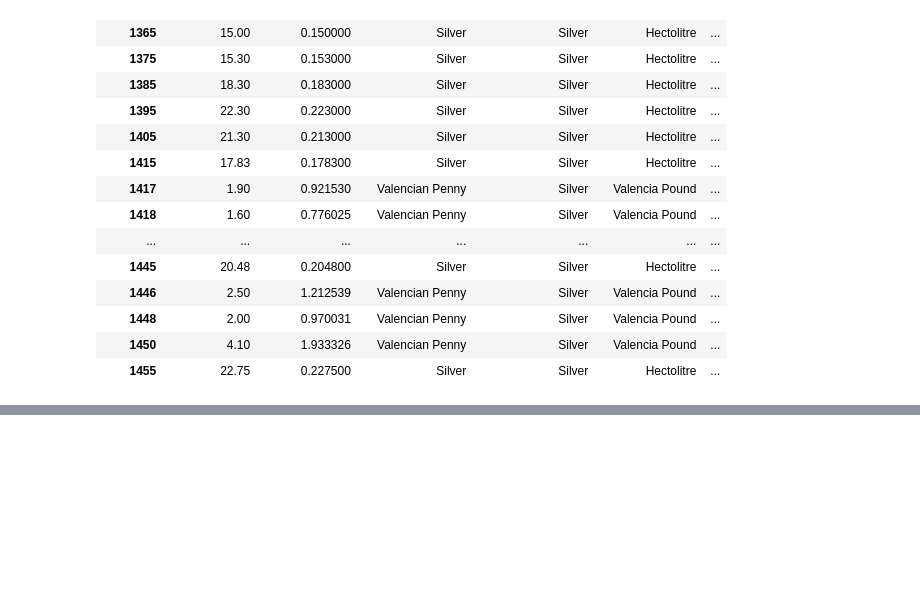
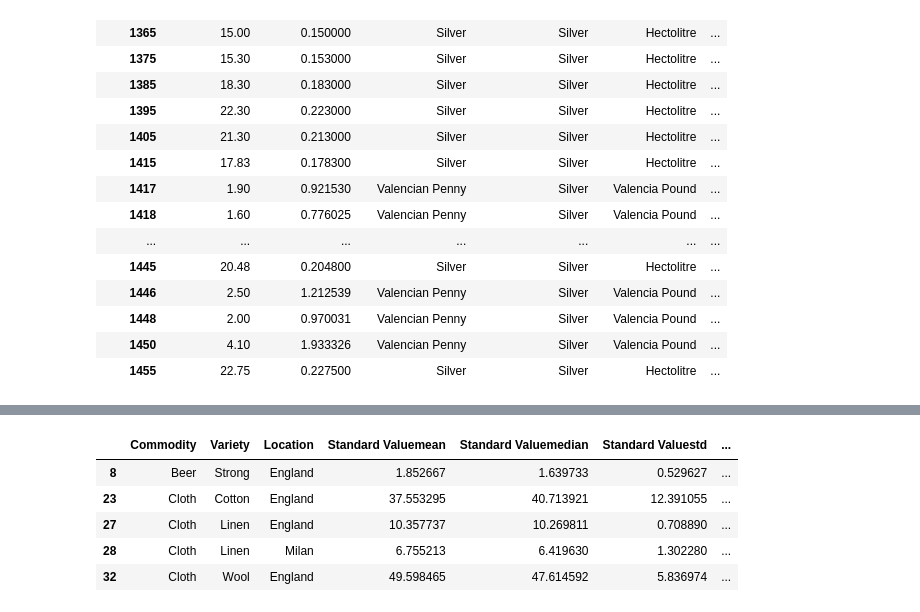
Before and after one commit to RileyKin/Kaggle-Allen-Unger-Global-Commodity-Prices, a Jupyter notebook: Global Commodity Prices.ipynb, the cells around one changed output, grey strips where cells are left out. Cells and saved outputs as stored; diff of their text form; code cells hidden in the pictures; blank space fills up the shorter version.

```diff
--- a/Global Commodity Prices.ipynb
+++ b/Global Commodity Prices.ipynb
@@ -668,0 +528,19 @@ ttest_ind(pre_tallow, post_tallow), "{0:.0f}%".format((post_tallow.mean()/pre_ta
+# %%
+#Let's group the data by commodity, then variety and then by location.
+#We'll calculate the mean, median, standard deviation and count from the Standard Value.
+ind_revolution2 = ind_revolution.groupby(['Commodity','Variety','Location'], as_index=False).agg({'Standard Value':['mean', 'median', 'std', 'count']})
+
+#Let's hone in only on data which represents 75% of the 40 year period (or 60 years)
+ind_revolution3 = ind_revolution2[ind_revolution2['Standard Value']['count']>=60]
+
+#columns.raval offers an easy way to get rid of the 2 levels of columns that show up from groupby
+#when we don't make the groupby into an index
+ind_revolution3.columns = ["".join(x) for x in ind_revolution3.columns.ravel()]
+ind_revolution3.head()
+# %% [output]
+|  | Commodity | Variety | Location | Standard Valuemean | Standard Valuemedian | Standard Valuestd | ... |
+| 8 | Beer | Strong | England | 1.852667 | 1.639733 | 0.529627 | ... |
+| 23 | Cloth | Cotton | England | 37.553295 | 40.713921 | 12.391055 | ... |
+| 27 | Cloth | Linen | England | 10.357737 | 10.269811 | 0.708890 | ... |
+| 28 | Cloth | Linen | Milan | 6.755213 | 6.419630 | 1.302280 | ... |
+| 32 | Cloth | Wool | England | 49.598465 | 47.614592 | 5.836974 | ... |
```
Also changed, not shown: parts of 144 cells of this notebook.
